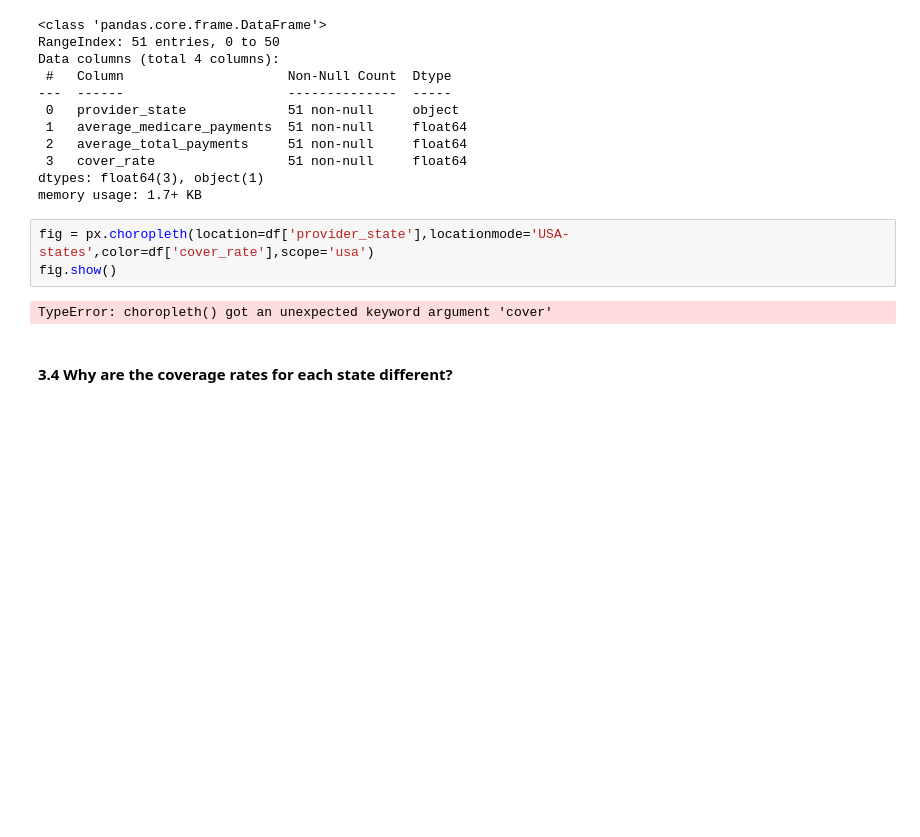
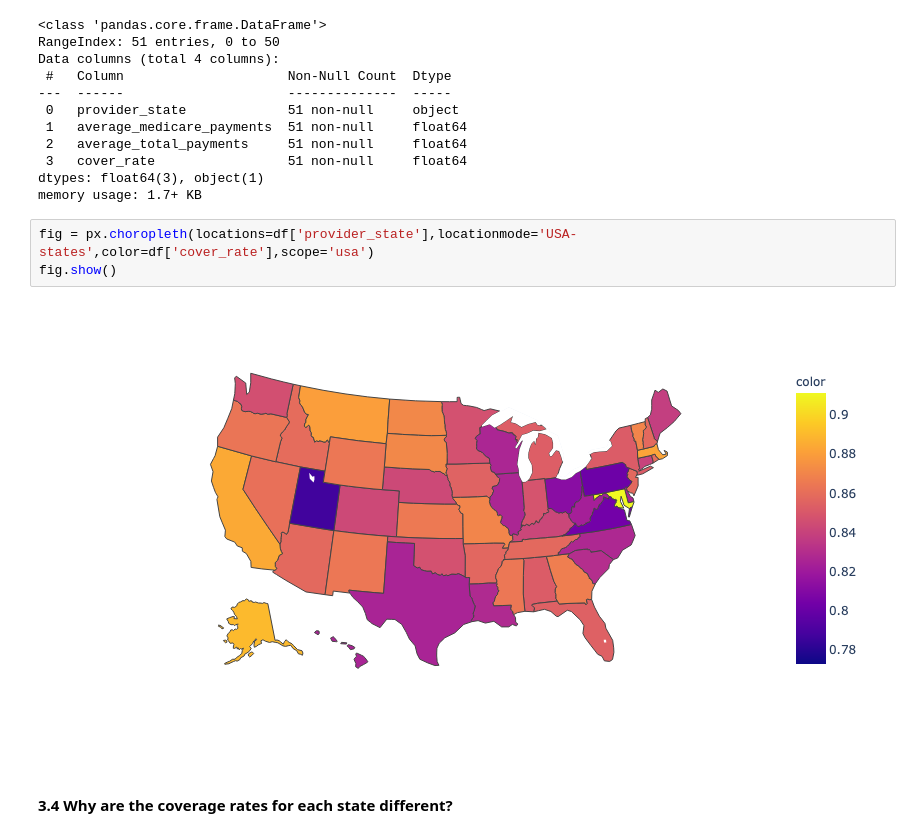
Before and after one commit to AnyiHuang/Analyzing-Inpatient-medical-expense-in-US, a Jupyter notebook: BA780_Team5A.ipynb, the cells around one changed output. Drawn from its saved outputs; the diff is of its cells as text; blank space fills up the shorter version.

```diff
--- a/BA780_Team5A.ipynb
+++ b/BA780_Team5A.ipynb
@@ -183,10 +227,10 @@ Data columns (total 4 columns):
 dtypes: float64(3), object(1)
 memory usage: 1.7+ KB
 # %%
-fig = px.choropleth(location=df['provider_state'],locationmode='USA-states',color=df['cover_rate'],scope='usa')
+fig = px.choropleth(locations=df['provider_state'],locationmode='USA-states',color=df['cover_rate'],scope='usa')
 fig.show()
 # %% [output]
-TypeError: choropleth() got an unexpected keyword argument 'cover'
+[figure, added]
 # %% [markdown]
 #### 3.4 Why are the coverage rates for each state different?
 # %% [markdown]
```
Also changed, not shown: parts of 8 cells of this notebook, 1 other file.
